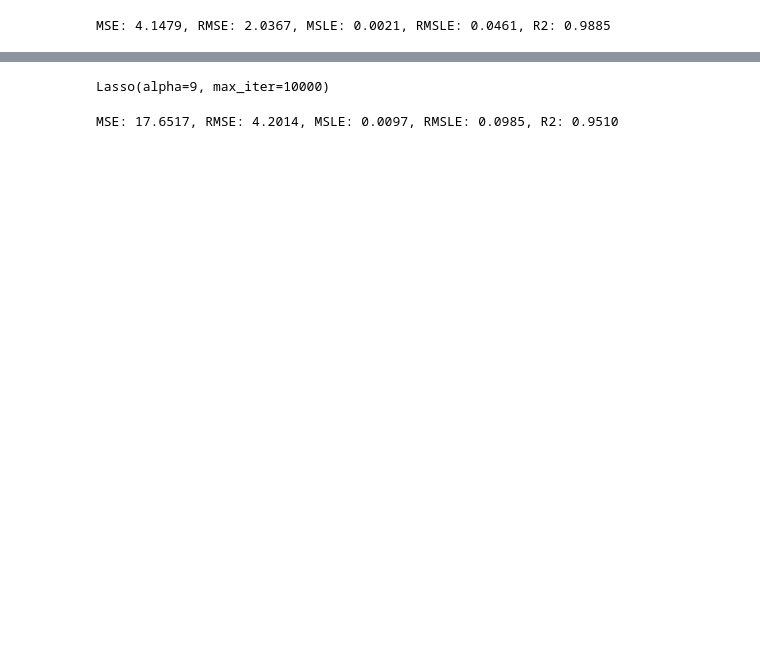
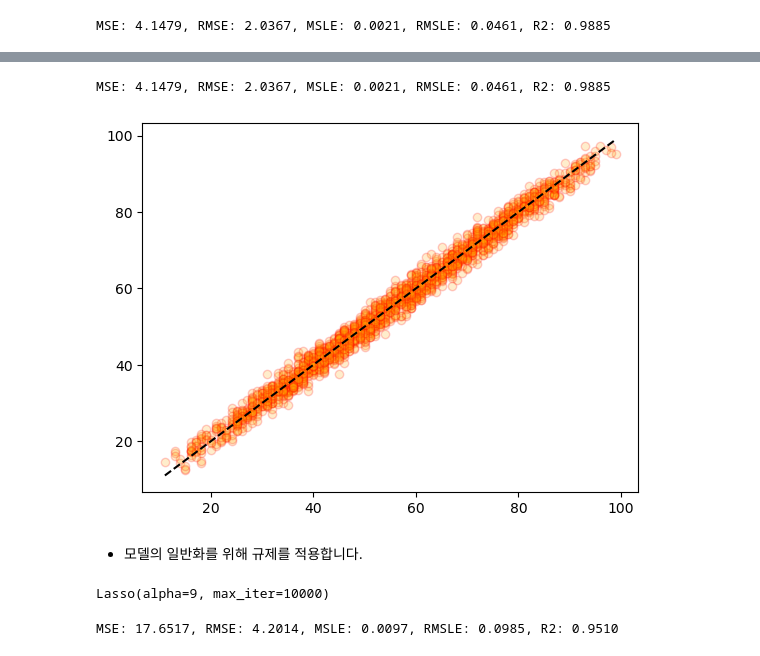
Before and after one commit to hyuncoding/ai_project, a Jupyter notebook: student_score_regression.ipynb, the cells around one changed output, grey strips where cells are left out. Cells and saved outputs as stored; diff of their text form; code cells hidden in the pictures; blank space fills up the shorter version.

```diff
--- a/student_score_regression.ipynb
+++ b/student_score_regression.ipynb
@@ -272,3 +402,20 @@ MSE: 4.1479, RMSE: 2.0367, MSLE: 0.0021, RMSLE: 0.0461, R2: 0.9885
+# %%
+# 테스트 데이터에 대해 모델의 예측값과 실제 정답 시각화
+import matplotlib.pyplot as plt
+
+l_r.fit(X_train, y_train)
+prediction = l_r.predict(X_test)
+get_evaluation(y_test, prediction)
+
+fig, ax = plt.subplots()
+ax.scatter(y_test, prediction, edgecolors='red', c='orange', alpha=0.2)
+ax.plot([y_test.min(), y_test.max()], [y_test.min(), y_test.max()], 'k--')
+plt.show()
+# %% [output]
+MSE: 4.1479, RMSE: 2.0367, MSLE: 0.0021, RMSLE: 0.0461, R2: 0.9885
+[figure, added]
+# %% [markdown]
+- 모델의 일반화를 위해 규제를 적용합니다.
 # %%
 from sklearn.linear_model import Lasso
 
```
Also changed, not shown: parts of 14 cells of this notebook.
